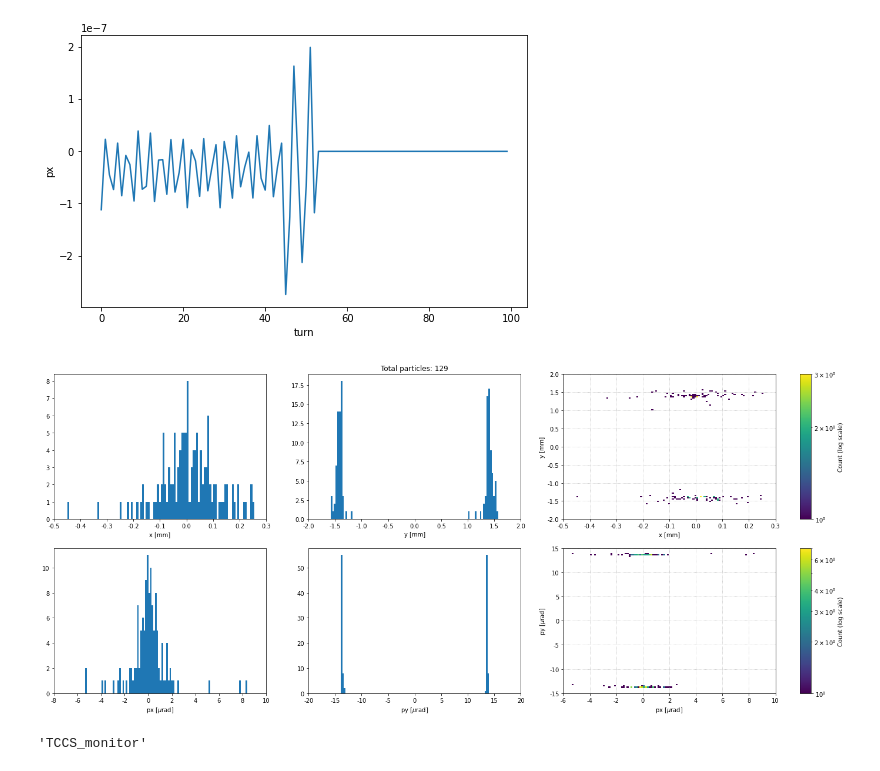
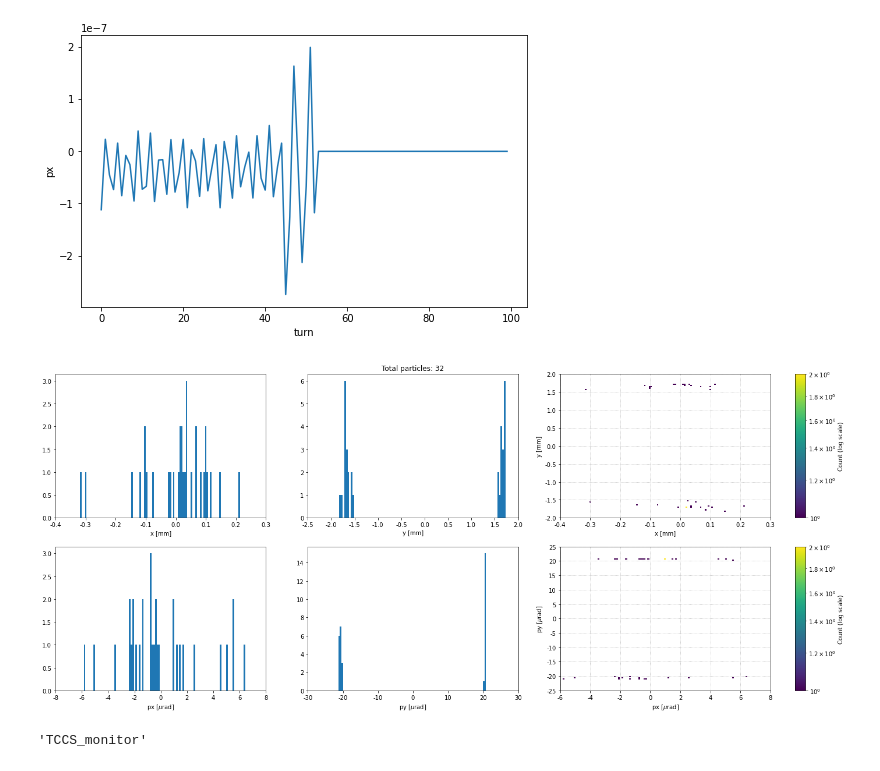
Before and after one commit to chiaramaccani/two_cryst_sim, a Jupyter notebook: Monitors_simulation.ipynb, the cells around one changed output. Saved outputs shown, nothing was run; the diff lists cells and outputs as text; code cells hidden in the pictures.

```diff
--- a/Monitors_simulation.ipynb
+++ b/Monitors_simulation.ipynb
@@ -601,10 +624,10 @@ TCCS.plot_alive()
 TCCS.plot_particle_history('px', 1)
 # %% [output]
 [figure]
-# %%
-TCCS.plot_distributions_at_turn(10)
-# %% [output]
-[figure, removed]
+# %%
+TARGET.plot_distributions_at_turn(99)
+# %% [output]
+[figure, added]
 # %%
 line.element_names[77096]
 # %% [output]
```
Also changed, not shown: parts of 3 cells of this notebook, 4 other files.
